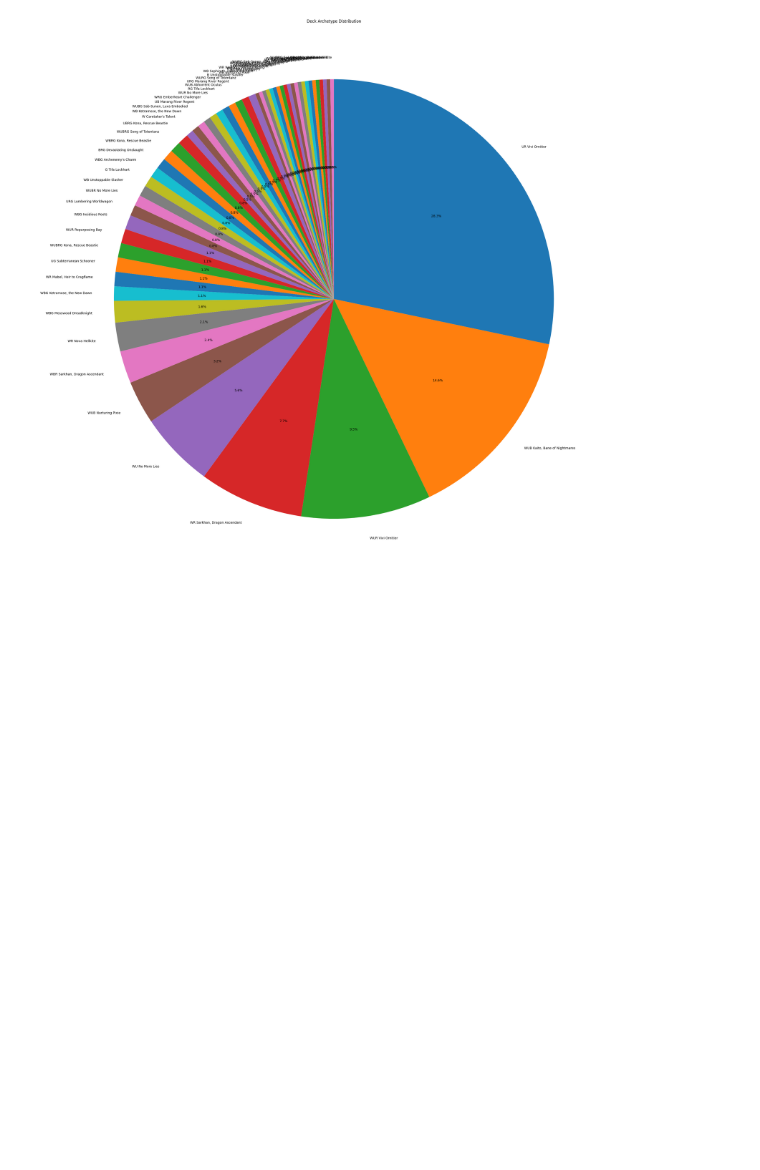
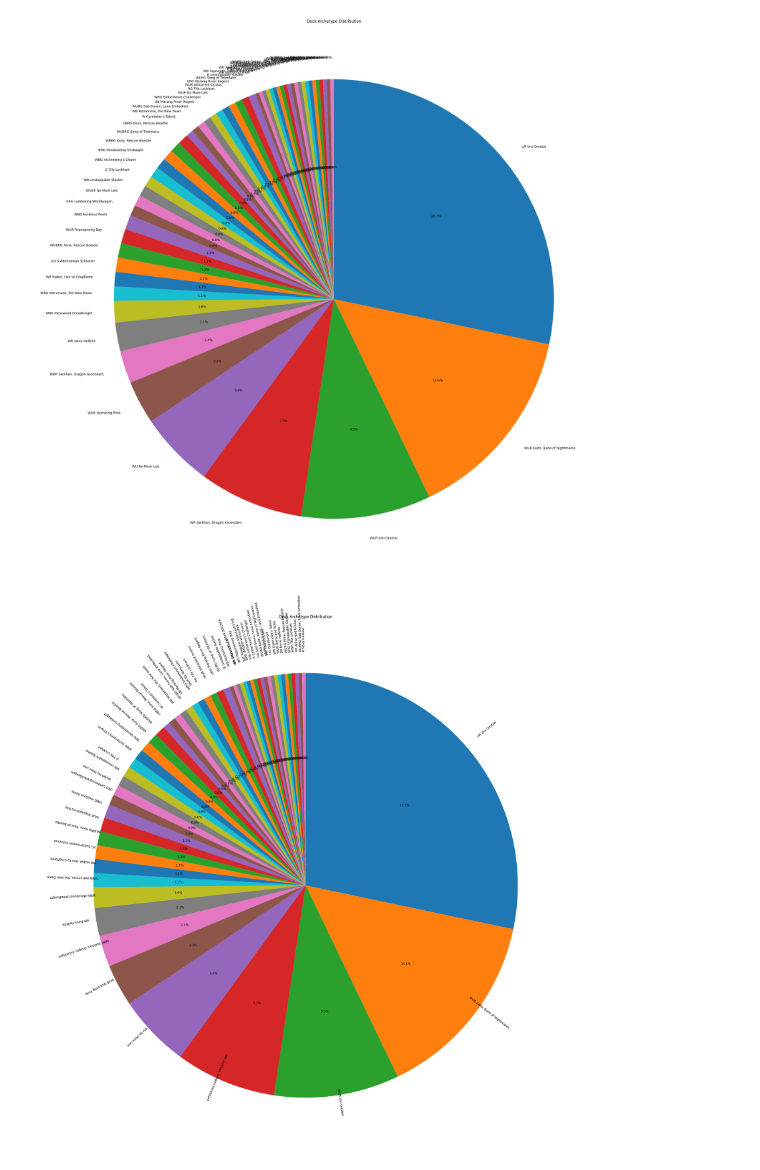
Before and after one commit to kc-nathan-li/mtgo-decklist-scraper, a Jupyter notebook: test.ipynb, the cells around one changed output. Cells and saved outputs as stored; diff of their text form; code cells hidden in the pictures; blank space fills up the shorter version.

```diff
--- a/test.ipynb
+++ b/test.ipynb
@@ -36,3 +36,38 @@ plt.tight_layout()
 plt.show()
 # %% [output]
 [figure]
+# %%
+deck_series = pd.Series(decks)
+deck_counts = deck_series.value_counts()
+
+# Create pie chart
+fig, ax = plt.subplots(figsize=(25, 25))
+wedges, texts, autotexts = ax.pie(
+    deck_counts,
+    labels=deck_counts.index,
+    autopct='%1.1f%%',
+    startangle=90,
+    counterclock=False
+)
+
+# Rotate each label to align with the radius line
+for i, text in enumerate(texts):
+    # Get the angle at the center of the wedge
+    angle = (wedges[i].theta2 + wedges[i].theta1) / 2
+    rotation = angle
+
+    # Flip upside-down labels to keep them readable
+    if rotation > 180:
+        rotation -= 180
+        text.set_verticalalignment('top')
+    else:
+        text.set_verticalalignment('bottom')
+
+    text.set_rotation(rotation)
+    text.set_horizontalalignment('center')
+
+plt.title("Deck Archetype Distribution")
+plt.tight_layout()
+plt.show()
+# %% [output]
+[figure, added]
```
